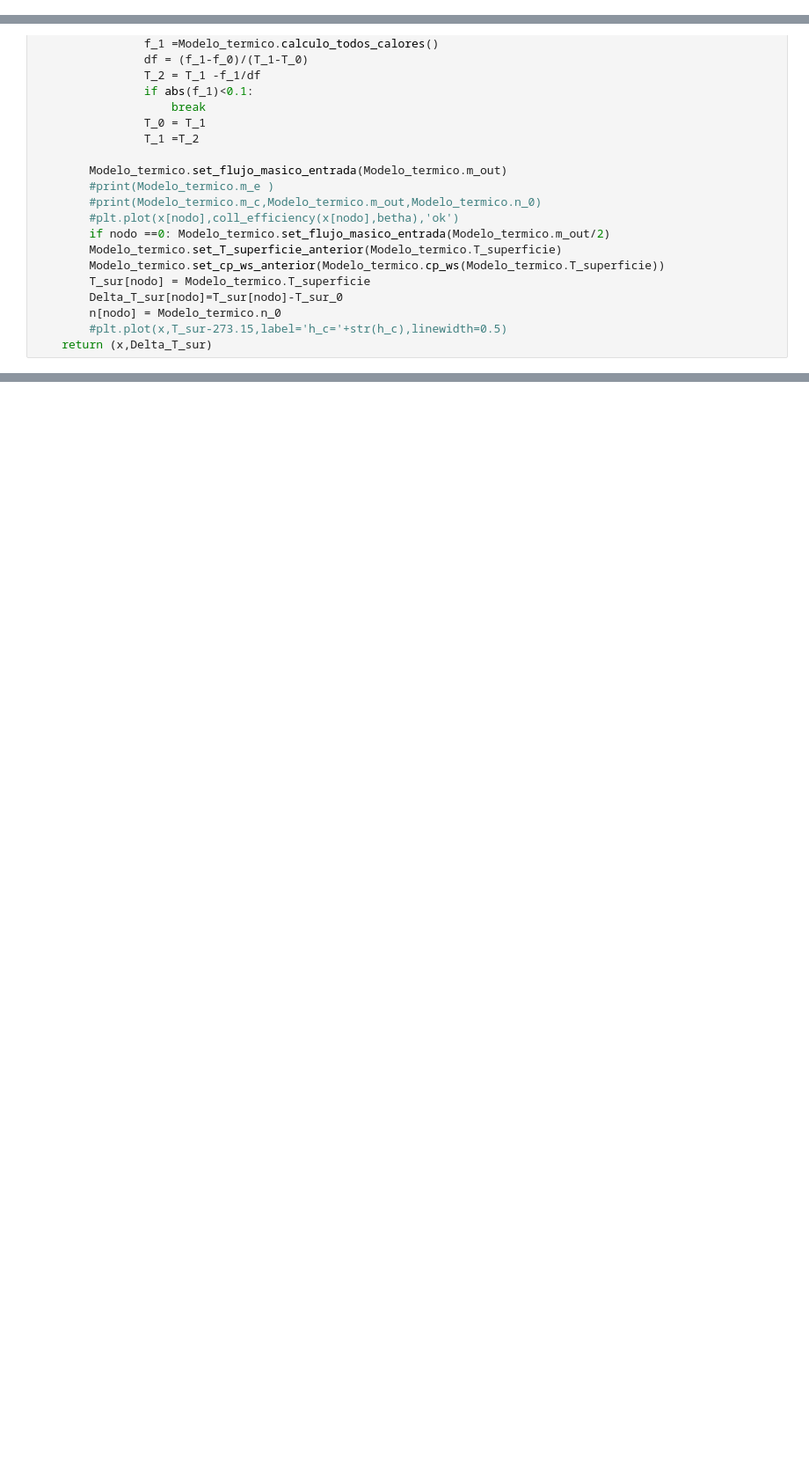
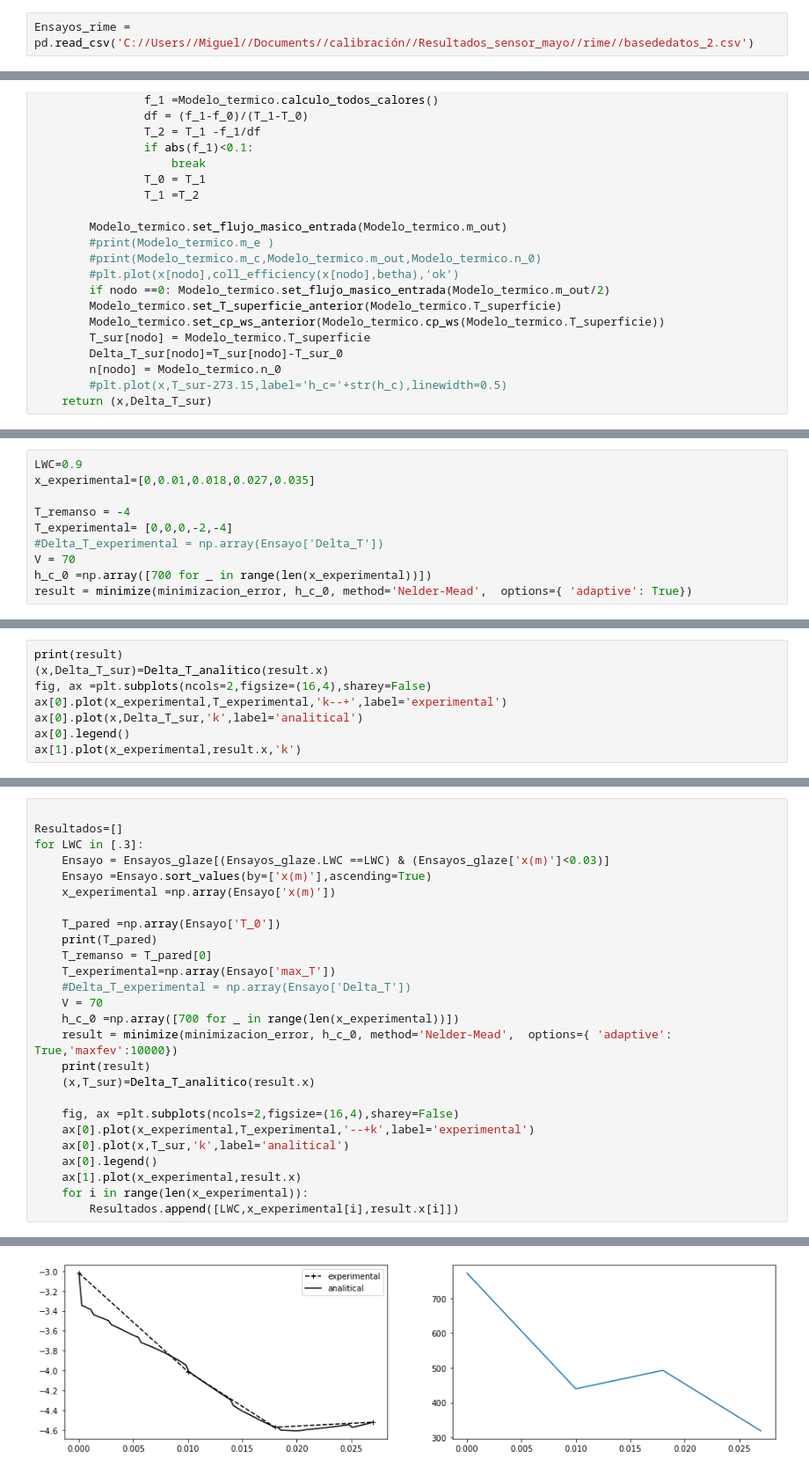
Before and after one commit to MiguelGonzdelVal/Programa_calores, a Jupyter notebook: procesado_calores_gotas_40.ipynb, the cells around one changed output, grey strips where cells are left out. Shown: that part at 88% size. Drawn from its saved outputs; the diff is of its cells as text; blank space fills up the shorter version.

Commit message:
Se ha modificado procesado_calores_gotas_40
Se ha logrado calcular el perfil termico de 40 micras. Se ha utilizado el ensayo 5C realizado el 29 de junio

```diff
--- a/procesado_calores_gotas_40.ipynb
+++ b/procesado_calores_gotas_40.ipynb
@@ -2305,0 +2072,2 @@ sns.relplot(x='x(m)', y="HTC", palette="Set2",
+# %%
+Ensayos_rime = pd.read_csv('C://Users//Miguel//Documents//calibración//Resultados_sensor_mayo//rime//basededatos_2.csv')
@@ -2925,0 +2921,10 @@ IndexingError: Unalignable boolean Series provided as indexer (index of the bool
+# %%
+LWC=0.9
+x_experimental=[0,0.01,0.018,0.027,0.035]
+
+T_remanso = -4
+T_experimental= [0,0,0,-2,-4]
+#Delta_T_experimental = np.array(Ensayo['Delta_T'])
+V = 70
+h_c_0 =np.array([700 for _ in range(len(x_experimental))])
+result = minimize(minimizacion_error, h_c_0, method='Nelder-Mead',  options={ 'adaptive': True})
@@ -2925,0 +2933,8 @@ IndexingError: Unalignable boolean Series provided as indexer (index of the bool
+# %%
+print(result)
+(x,Delta_T_sur)=Delta_T_analitico(result.x)
+fig, ax =plt.subplots(ncols=2,figsize=(16,4),sharey=False)
+ax[0].plot(x_experimental,T_experimental,'k--+',label='experimental')
+ax[0].plot(x,Delta_T_sur,'k',label='analitical')
+ax[0].legend()
+ax[1].plot(x_experimental,result.x,'k')
@@ -2925,0 +2943,27 @@ IndexingError: Unalignable boolean Series provided as indexer (index of the bool
+# %%
+
+Resultados=[]
+for LWC in [.3]:
+    Ensayo = Ensayos_glaze[(Ensayos_glaze.LWC ==LWC) & (Ensayos_glaze['x(m)']<0.03)]
+    Ensayo =Ensayo.sort_values(by=['x(m)'],ascending=True)
+    x_experimental =np.array(Ensayo['x(m)'])
+
+    T_pared =np.array(Ensayo['T_0'])
+    print(T_pared)
+    T_remanso = T_pared[0]
+    T_experimental=np.array(Ensayo['max_T'])
+    #Delta_T_experimental = np.array(Ensayo['Delta_T'])
+    V = 70
+    h_c_0 =np.array([700 for _ in range(len(x_experimental))])
+    result = minimize(minimizacion_error, h_c_0, method='Nelder-Mead',  options={ 'adaptive': True,'maxfev':10000})
+    print(result)
+    (x,T_sur)=Delta_T_analitico(result.x)
+
+    fig, ax =plt.subplots(ncols=2,figsize=(16,4),sharey=False)
+    ax[0].plot(x_experimental,T_experimental,'--+k',label='experimental')
+    ax[0].plot(x,T_sur,'k',label='analitical')
+    ax[0].legend()
+    ax[1].plot(x_experimental,result.x)
+    for i in range(len(x_experimental)):
+        Resultados.append([LWC,x_experimental[i],result.x[i]])
+# %% [output]
@@ -2925,0 +2984 @@ IndexingError: Unalignable boolean Series provided as indexer (index of the bool
+[figure, added]
```
Also changed, not shown: parts of 68 cells of this notebook, 2 other files.
